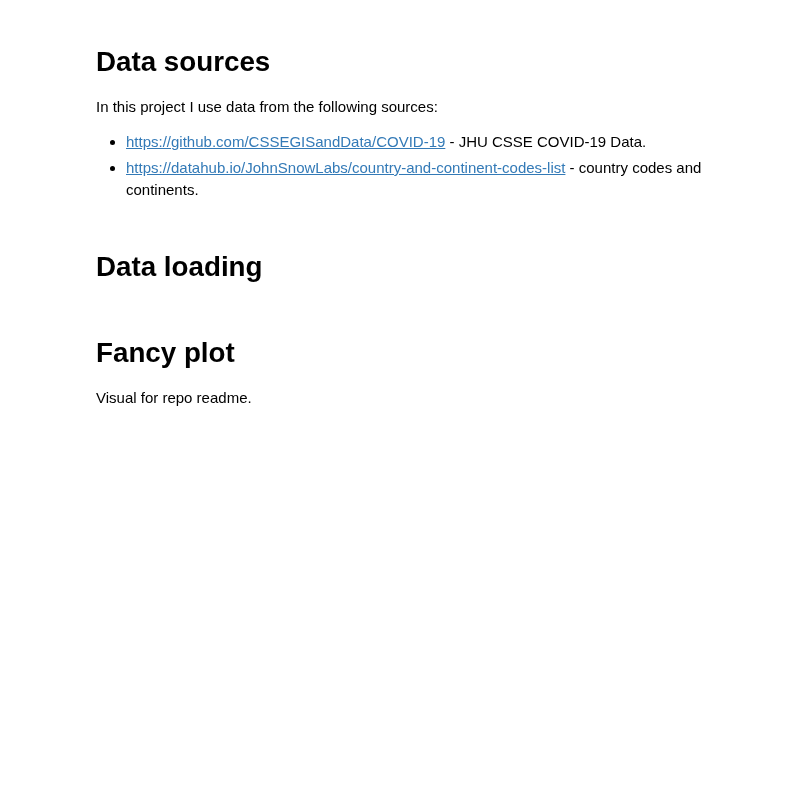
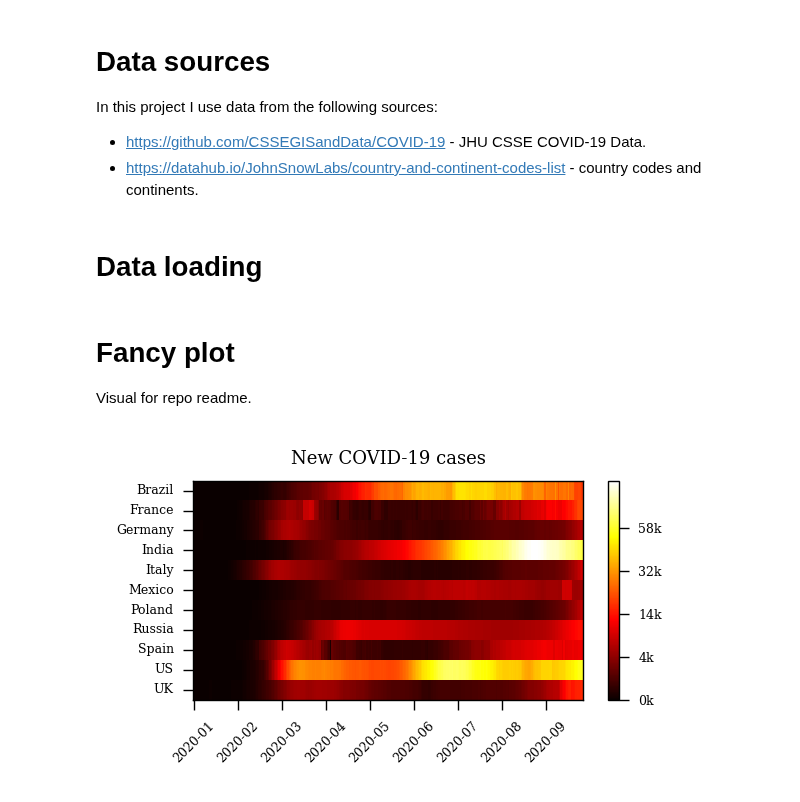
Before and after one commit to besiobu/data-science-portfolio, a Jupyter notebook: covid-19/notebooks/1.3-exploratory_analysis_fancy_plot.ipynb, the cells around one changed output. Saved outputs shown, nothing was run; the diff lists cells and outputs as text; code cells hidden in the pictures; blank space fills up the shorter version.

```diff
--- a/covid-19/notebooks/1.3-exploratory_analysis_fancy_plot.ipynb
+++ b/covid-19/notebooks/1.3-exploratory_analysis_fancy_plot.ipynb
@@ -111,16 +118,18 @@ countries = ['Germany',
 
 countries = sorted(countries)
 # %%
-create_plot(width=600,
-            height=350,
+create_plot(width=625,
+            height=375,
             dpi=200,
             period=7,
             step=30,
-            fontsize=5,
+            fontsize=4.5,
             fontfamily='serif',
             n_clabels=6,
             countries=countries,
             suffix='portfolio_readme')
+# %% [output]
+[figure, added]
 # %%
 create_plot(width=1000,
             height=600,
```
Also changed, not shown: parts of 2 cells of this notebook, 2 other files.
